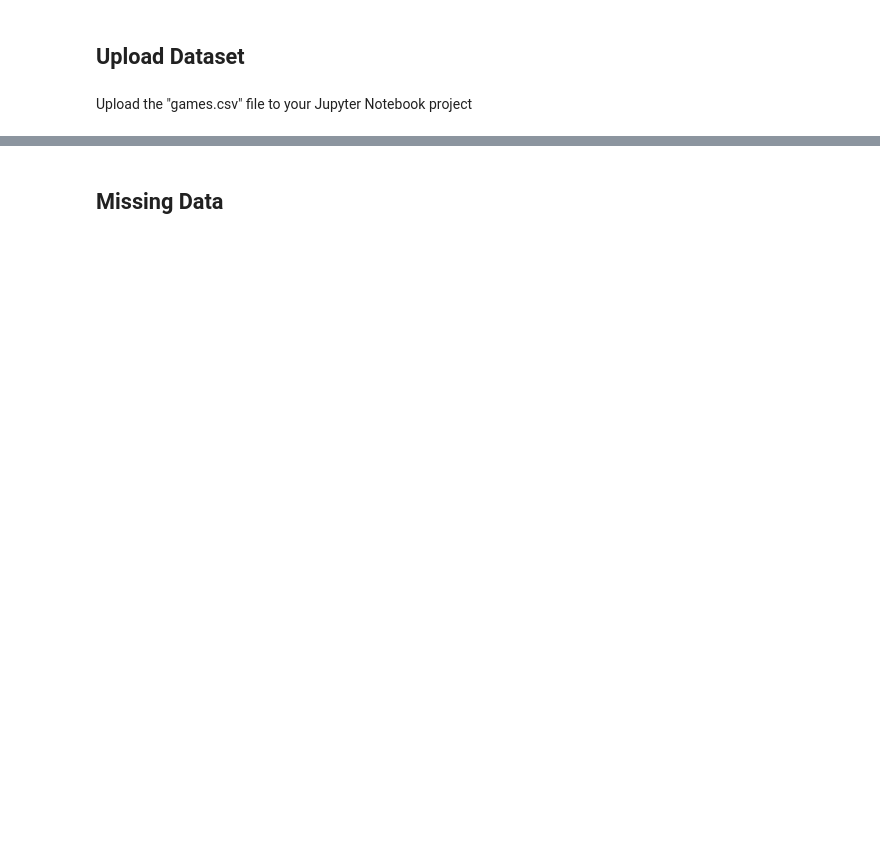
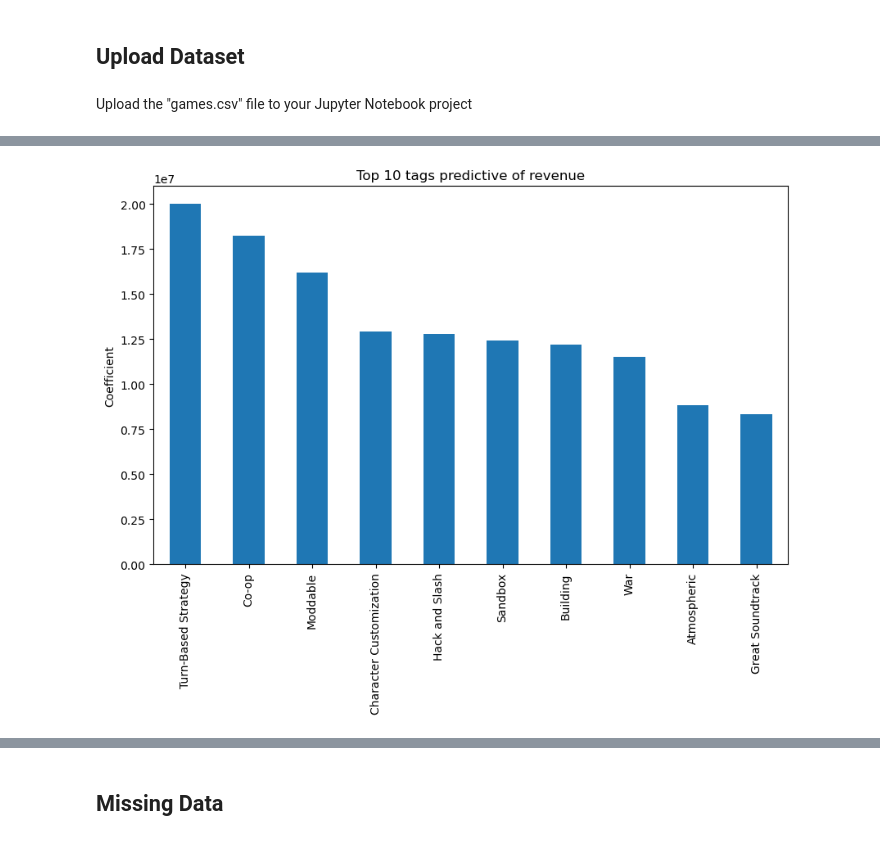
Before and after one commit to evan-carey/cst383-project, a Jupyter notebook: predicting_the_next_big_game.ipynb, the cells around one changed output, grey strips where cells are left out. Cells and saved outputs as stored; diff of their text form; code cells hidden in the pictures; blank space fills up the shorter version.

```diff
--- a/predicting_the_next_big_game.ipynb
+++ b/predicting_the_next_big_game.ipynb
@@ -93,0 +158,89 @@ df.describe()
+# %%
+# let's look at Tags to see if we can find any patterns
+
+# drop rows with no tags
+df = df.dropna(subset=['Tags'])
+
+# split the tags into a list of tags
+df['tags_split'] = df['Tags'].str.split(',')
+
+# get the value counts of all the tags
+tag_counts = df['tags_split'].explode().value_counts()
+
+# let's only keep the top 100 most common tags
+top_tags = tag_counts.head(100).index.values
+# create a new column 'tags_top' that only contains the top 100 tags
+df['tags_top'] = df['tags_split'].apply(lambda x: [tag for tag in x if tag in top_tags])
+
+
+# one-hot encode the tags
+mlb = MultiLabelBinarizer()
+tags_encoded = mlb.fit_transform(df['tags_top'])
+# create a DataFrame from the one-hot encoded tags
+tags_df = pd.DataFrame(tags_encoded, columns=mlb.classes_)
+# concatenate the one-hot encoded tags with the original DataFrame
+df_mlb = pd.concat([df, tags_df], axis=1)
+# df_mlb.drop(['Tags', 'tags_split'], axis=1, inplace=True)
+
+# use the one-hot encoded tags as features in a regression model to see which tags are most predictive of revenue
+X = tags_df
+y = df['revenue']
+X_train, X_test, y_train, y_test = train_test_split(X, y, test_size=0.3, random_state=42)
+# use a linear regression model
+lr = LinearRegression()
+lr.fit(X_train, y_train)
+# get the coefficients of the linear regression model
+coefficients = pd.Series(lr.coef_, index=tags_df.columns)
+# sort the coefficients
+coefficients = coefficients.sort_values(ascending=False)
+# plot the coefficients
+plt.figure(figsize=(10, 6))
+coefficients.head(10).plot(kind='bar')
+plt.title('Top 10 tags predictive of revenue')
+plt.ylabel('Coefficient')
+plt.show()
+
+# let's find the tags associated with the highest revenue games
+top_revenue_games = df_mlb.sort_values('revenue', ascending=False).head(100)
+# get the value counts of the tags for the top revenue games
+top_revenue_tags = top_revenue_games['tags_top'].explode().value_counts()
+# plot the top tags associated with the highest revenue games
+plt.figure(figsize=(10, 6))
+top_revenue_tags.head(10).plot(kind='bar')
+plt.title('Top tags associated with highest revenue games')
+plt.ylabel('Count')
+plt.show()
+
+# let's run a regression model using the top 10 tags as features to predict revenue
+# top_tags = coefficients.head(10).index.values
+
+
+predictors = np.concatenate([top_tags[:5], ['Metacritic score']])
+X = df_mlb[predictors].fillna(0)
+
+
+
+y = df_mlb['revenue'].fillna(0)
+print(X.isna().sum())
+print(y.isna().sum())
+X_train, X_test, y_train, y_test = train_test_split(X, y, test_size=0.3, random_state=42)
+
+# use a KNN regression model
+reg = KNeighborsRegressor()
+reg.fit(X_train, y_train)
+y_pred = reg.predict(X_test)
+rmse = np.sqrt(((y_pred - y_test) ** 2).mean())
+print('RMSE: {:.2f}'.format(rmse))
+# print r^2 score
+r2 = reg.score(X_test, y_test)
+print('R^2: {:.2f}'.format(r2))
+
+# plot the predicted vs actual revenue
+plt.figure(figsize=(10, 6))
+plt.scatter(y_test, y_pred)
+plt.xlabel('Actual revenue (USD)')
+plt.ylabel('Predicted revenue (USD)')
+plt.title('Predicted vs Actual revenue')
+plt.show()
+# %% [output]
+[figure, added]
```
Also changed, not shown: parts of 11 cells of this notebook.
